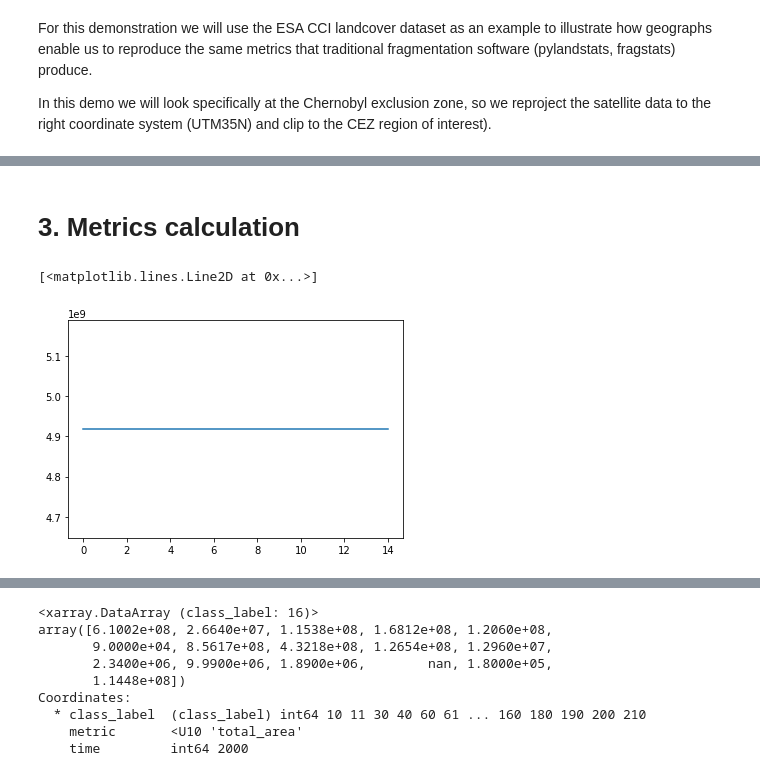
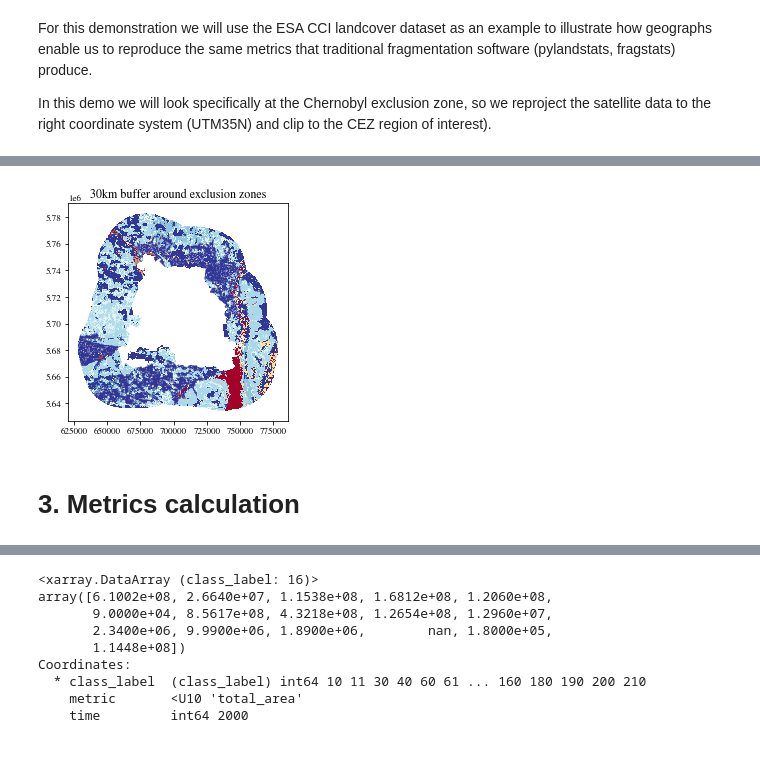
Before and after one commit to ai4er-cdt/geograph, a Jupyter notebook: notebooks/3-demo-landscape-timeseries-metrics.ipynb, the cells around one changed output, grey strips where cells are left out. Saved outputs shown, nothing was run; the diff lists cells and outputs as text; code cells hidden in the pictures.

```diff
--- a/notebooks/3-demo-landscape-timeseries-metrics.ipynb
+++ b/notebooks/3-demo-landscape-timeseries-metrics.ipynb
@@ -90,2 +198,7 @@ landscapes = {year: pls.Landscape(rasters[year].data.squeeze(),
+# %%
+e30_graphs[2000].df.plot("class_label")
+plt.title("30km buffer around exclusion zones");
+# %% [output]
+[figure, added]
 # %% [markdown]
 # 3. Metrics calculation
@@ -100,5 +204,0 @@ graph_timestack = GeoGraphTimeline(graphs)
-# %%
-plt.plot(graph_timestack.get_metric("total_area"))
-# %% [output]
-[<matplotlib.lines.Line2D at 0x...>]
-[figure, removed]
```
Also changed, not shown: parts of 64 cells of this notebook, 1 other file.
